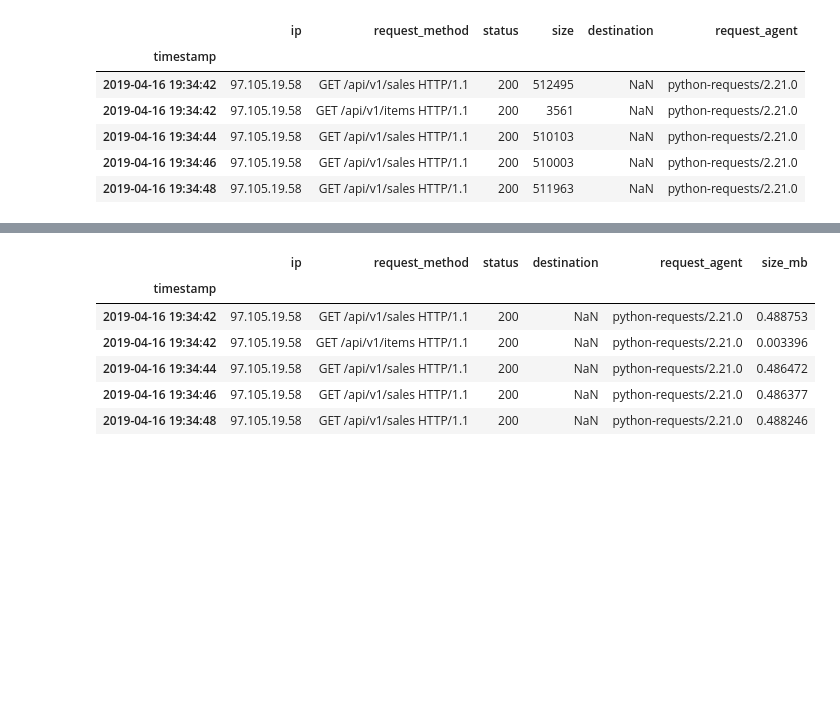
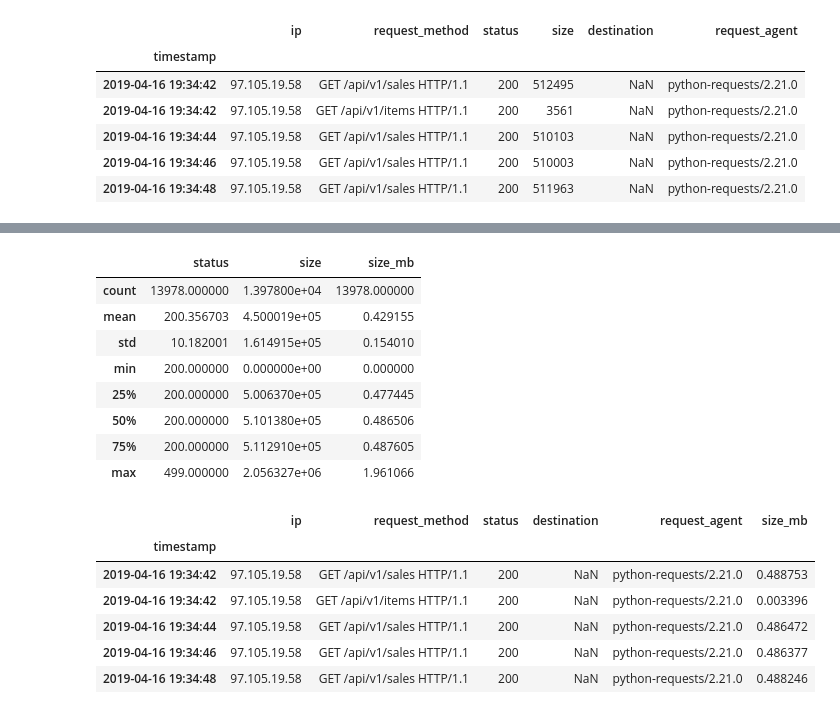
Before and after one commit to cindyvillanuevads/anomaly-detection-exercises, a Jupyter notebook: AD-discrete-probabilistic.ipynb, the cells around one changed output, grey strips where cells are left out. Cells and saved outputs as stored; diff of their text form; code cells hidden in the pictures; blank space fills up the shorter version.

```diff
--- a/AD-discrete-probabilistic.ipynb
+++ b/AD-discrete-probabilistic.ipynb
@@ -168,6 +173,18 @@ df.head()
 | 2019-04-16 19:34:44 | 97.105.19.58 | GET /api/v1/sales HTTP/1.1 | 200 | 510103 | NaN | python-requests/2.21.0 | 0.486472 |
 | 2019-04-16 19:34:46 | 97.105.19.58 | GET /api/v1/sales HTTP/1.1 | 200 | 510003 | NaN | python-requests/2.21.0 | 0.486377 |
 | 2019-04-16 19:34:48 | 97.105.19.58 | GET /api/v1/sales HTTP/1.1 | 200 | 511963 | NaN | python-requests/2.21.0 | 0.488246 |
+# %%
+df.describe()
+# %% [output]
+|  | status | size | size_mb |
+| count | 13978.000000 | 1.397800e+04 | 13978.000000 |
+| mean | 200.356703 | 4.500019e+05 | 0.429155 |
+| std | 10.182001 | 1.614915e+05 | 0.154010 |
+| min | 200.000000 | 0.000000e+00 | 0.000000 |
+| 25% | 200.000000 | 5.006370e+05 | 0.477445 |
+| 50% | 200.000000 | 5.101380e+05 | 0.486506 |
+| 75% | 200.000000 | 5.112910e+05 | 0.487605 |
+| max | 499.000000 | 2.056327e+06 | 1.961066 |
 # %%
 # drop the size column
 df.drop(columns= 'size', inplace = True)
```
Also changed, not shown: parts of 4 cells of this notebook.
